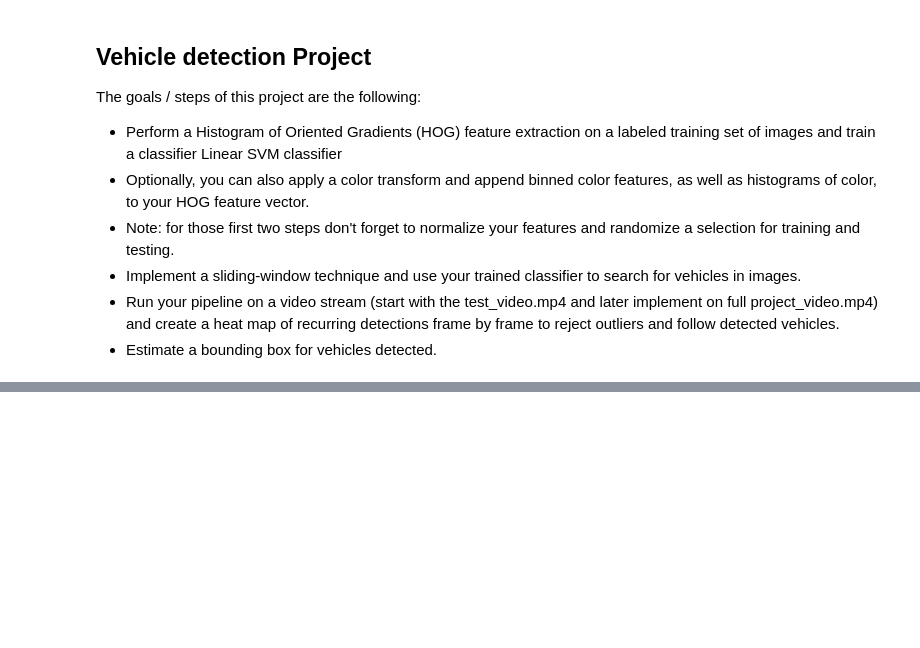
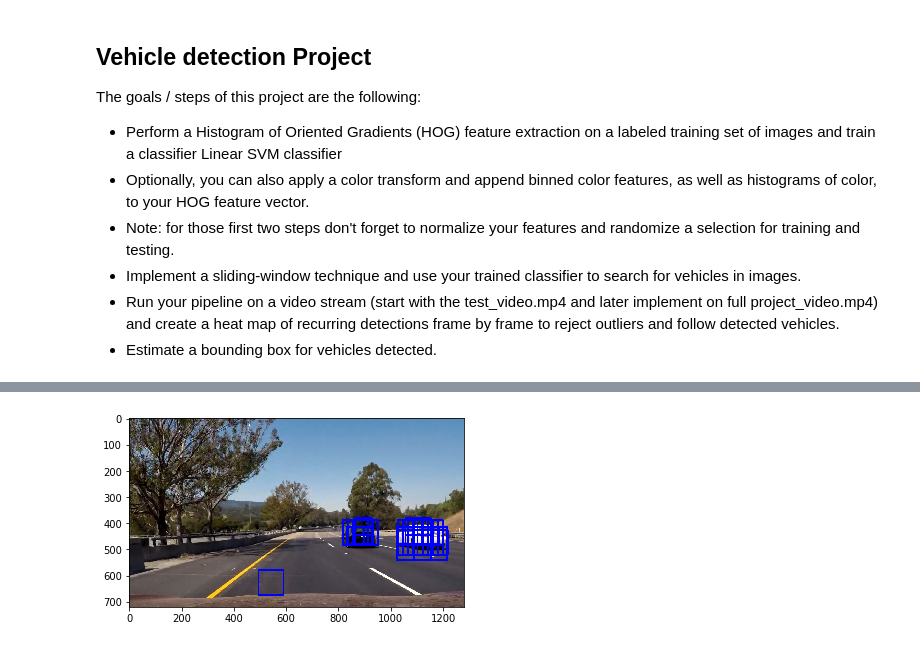
Before and after one commit to gaber-/CarND-Vehicle-Detection, a Jupyter notebook: vehicle_detection.ipynb, the cells around one changed output, grey strips where cells are left out. Saved outputs shown, nothing was run; the diff lists cells and outputs as text; code cells hidden in the pictures; blank space fills up the shorter version.

```diff
--- a/vehicle_detection.ipynb
+++ b/vehicle_detection.ipynb
@@ -335,8 +352,10 @@ def search_windows(img, windows, scaler, clf_scaled, pix_per_cell=PIX_PER_CELL,
 chosen_win = search_windows(image, lis, scaler, clf_scaled)
 # %%
 img = draw_boxes(image, chosen_win,  color=(0, 0, 255), thick=6)
-#plt.imshow(img)
-#plt.show()
+plt.imshow(img)
+plt.show()
+# %% [output]
+[figure, added]
 # %%
 def add_heat(img, bbox_list):
     # Iterate through list of bboxes
```
Also changed, not shown: parts of 18 cells of this notebook, 1 other file.
